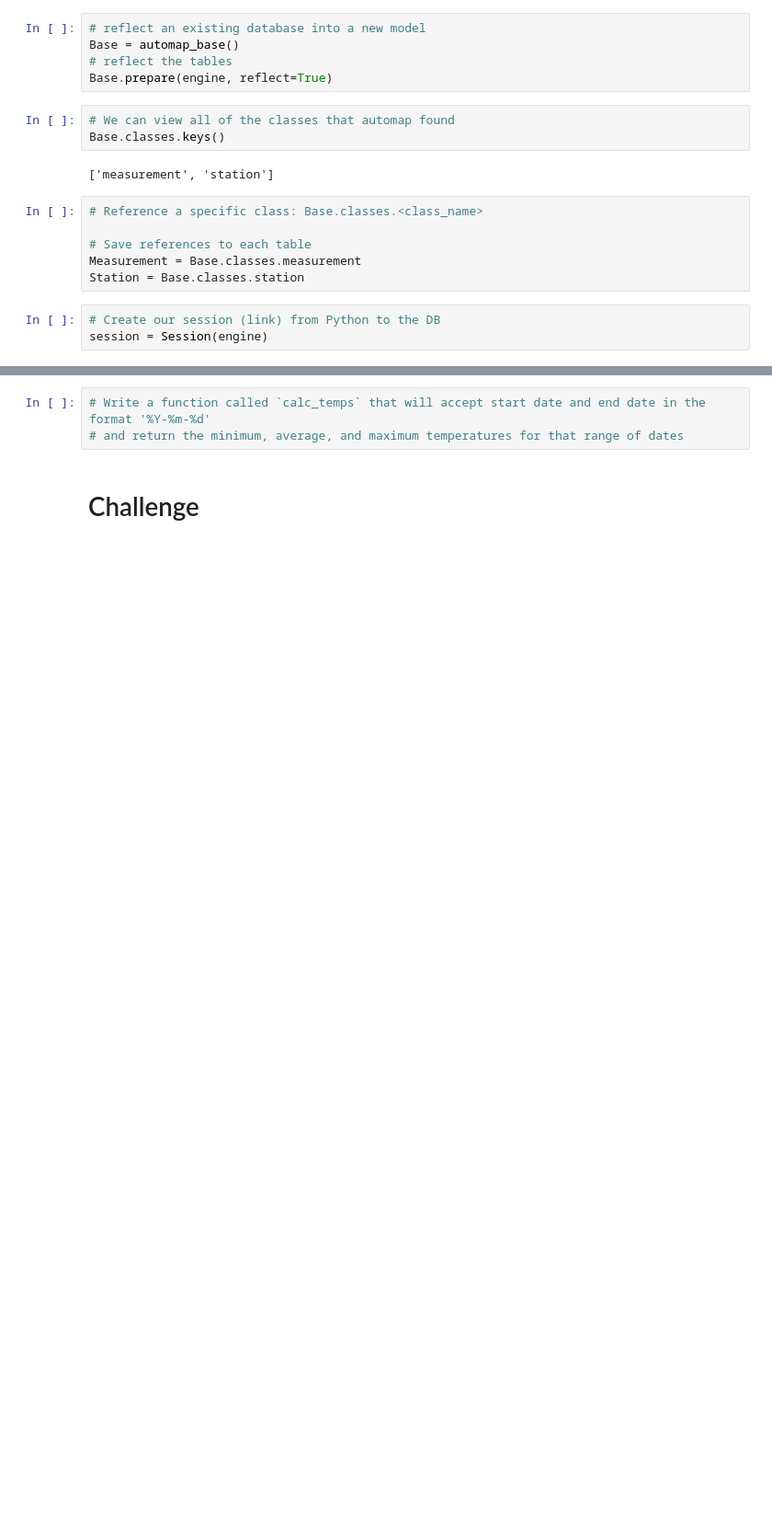
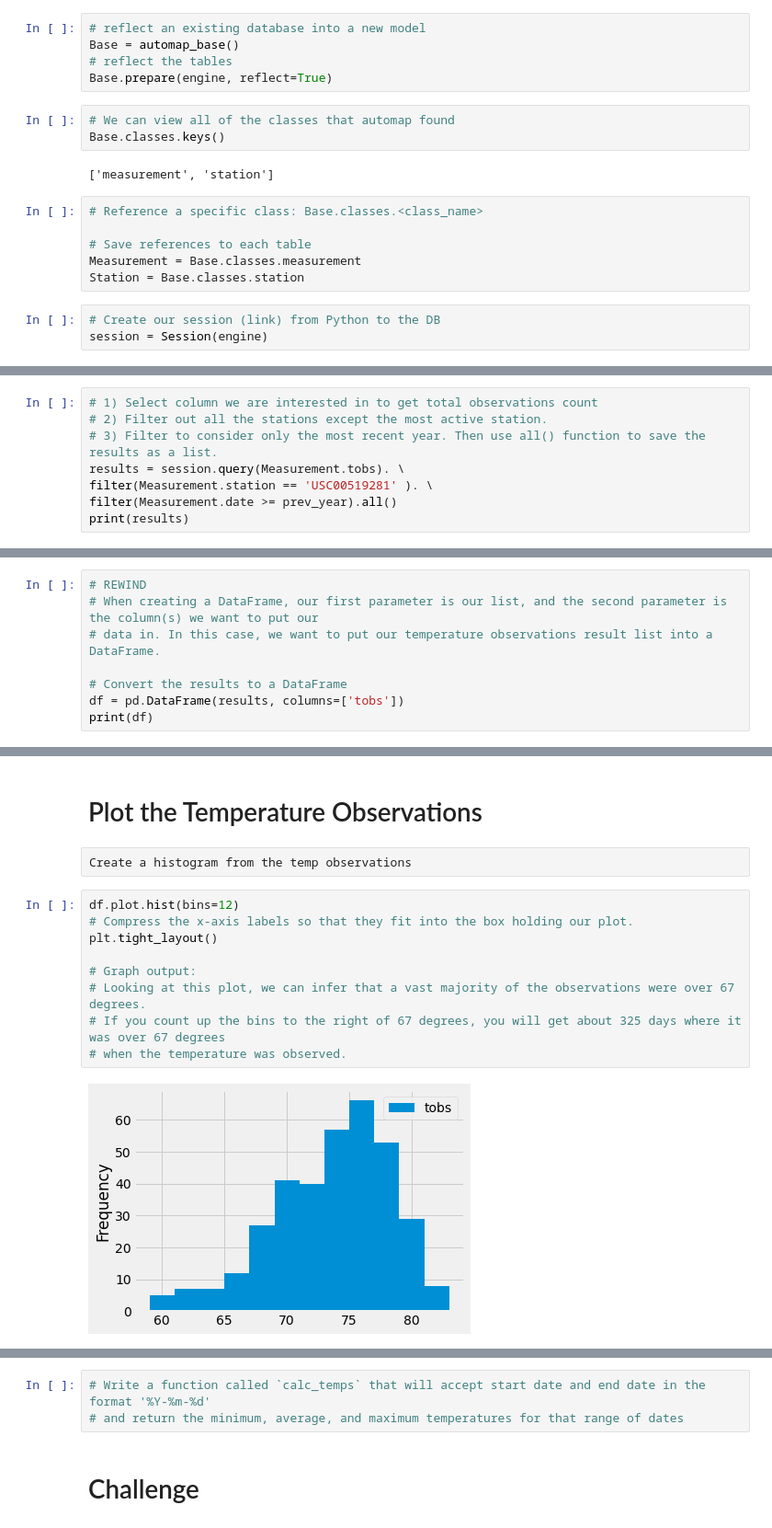
Before and after one commit to Ariannatopbjerg/surfs_up, a Jupyter notebook: climate_analysis(1).ipynb, the cells around one changed output, grey strips where cells are left out. Shown at 92% size. Cells and saved outputs as stored; diff of their text form; blank space fills up the shorter version.

```diff
--- a/climate_analysis(1).ipynb
+++ b/climate_analysis(1).ipynb
@@ -76,0 +285,8 @@ session = Session(engine)
+# %%
+# 1) Select column we are interested in to get total observations count
+# 2) Filter out all the stations except the most active station.
+# 3) Filter to consider only the most recent year. Then use all() function to save the results as a list.
+results = session.query(Measurement.tobs). \
+filter(Measurement.station == 'USC00519281' ). \
+filter(Measurement.date >= prev_year).all()
+print(results)
@@ -76,0 +297,8 @@ session = Session(engine)
+# %%
+# REWIND
+# When creating a DataFrame, our first parameter is our list, and the second parameter is the column(s) we want to put our
+# data in. In this case, we want to put our temperature observations result list into a DataFrame.
+
+# Convert the results to a DataFrame
+df = pd.DataFrame(results, columns=['tobs'])
+print(df)
@@ -76,0 +320,15 @@ session = Session(engine)
+# %% [markdown]
+# Plot the Temperature Observations
+# %% [raw]
+Create a histogram from the temp observations
+# %%
+df.plot.hist(bins=12)
+# Compress the x-axis labels so that they fit into the box holding our plot.
+plt.tight_layout()
+
+# Graph output:
+# Looking at this plot, we can infer that a vast majority of the observations were over 67 degrees.
+# If you count up the bins to the right of 67 degrees, you will get about 325 days where it was over 67 degrees
+# when the temperature was observed.
+# %% [output]
+[figure, added]
```
Also changed, not shown: parts of 51 cells of this notebook.
